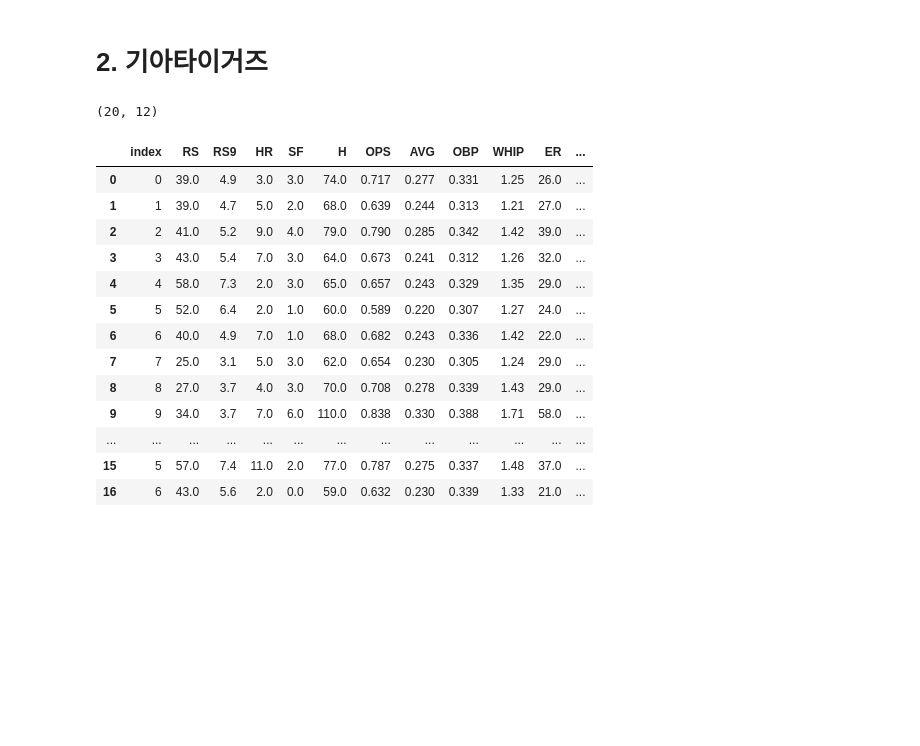
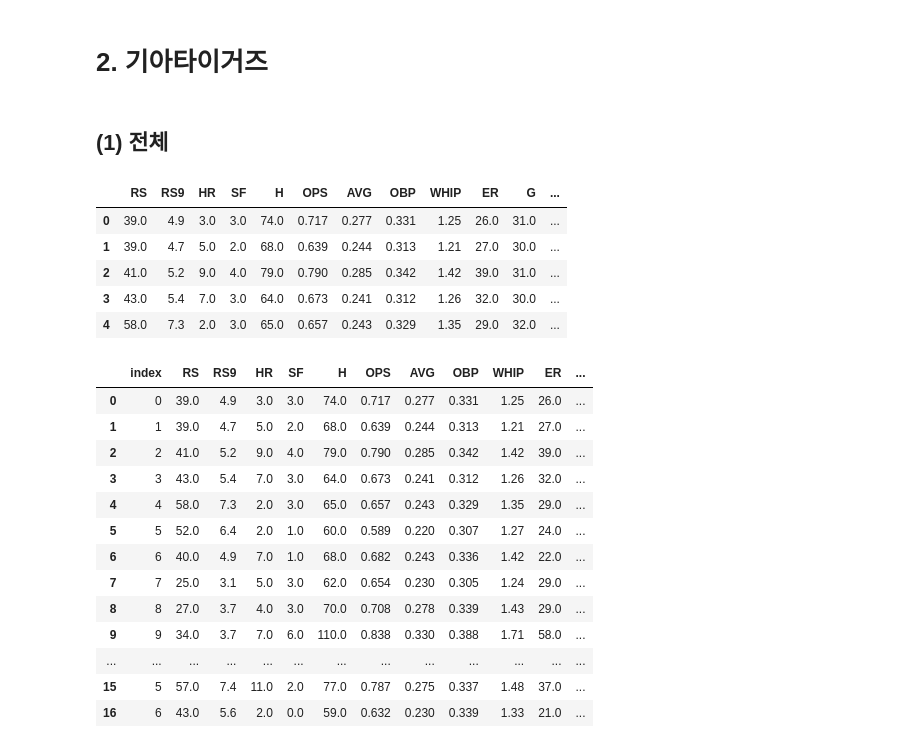
Before and after one commit to IAMKIMEUNSEO/predict2025_kbo_lgtwins_winning_rate, a Jupyter notebook: lgtwins.ipynb, the cells around one changed output. Saved outputs shown, nothing was run; the diff lists cells and outputs as text; code cells hidden in the pictures; blank space fills up the shorter version.

```diff
--- a/lgtwins.ipynb
+++ b/lgtwins.ipynb
@@ -483,6 +538,8 @@ selected_features
  'winning_rate']
 # %% [markdown]
 # 2. 기아타이거즈
+# %% [markdown]
+## (1) 전체
 # %%
 options = webdriver.ChromeOptions()
 driver = webdriver.Chrome(service=Service(ChromeDriverManager().install()), options=options)
@@ -511,11 +568,11 @@ for where in where_list:
         headers = [th.text.strip() for th in first_table.find_all("th")]
 
         #데이터프레임 컬럼을 만들기 위해 불필요한 헤더 삭제
-        rm = ['Rank', 'Season', 'Year▲', '비율', 'Year']    #삭제할 헤더명
+        rm = ['비율', 'Year']    #삭제할 헤더명
         idx = [i for i, x in enumerate(headers) if x in rm] #삭제할 헤더 index
 
         columns = [x for i, x in enumerate(headers) if i not in idx]    #삭제 후 남은 헤더
-        columns[0] = 'Year' #컬럼명 변경: 정렬▲ → Year
+        #columns[0] = 'Year' #컬럼명 변경: 정렬▲ → Year
 
         columns = np.array(columns)
 
@@ -528,38 +585,46 @@ for where in where_list:
             cells = [td.text.strip() for td in tr.find_all('td')]
             rows.append(cells)
 
-        for i in range(len(rows)):
-            rows[i] = rows[i][3:]   #불필요한 컬럼값 삭제
+        #for i in range(len(rows)):
+        #    rows[i] = rows[i][3:]   #불필요한 컬럼값 삭제
 
         df = pd.DataFrame(rows, columns=columns)    #데이터프레임 생성
         df_kia_list.append(df)  #생성한 데이터프레임 리스트에 추가
 
     except Exception as e:
         print("요소를 찾을 수 없음:", e)
 
     #print(url)
 
 df_kia = pd.concat(df_kia_list) #3개의 데이터프레임(전체, 홈, 원정) 결합
 
+df_kia = df_kia.iloc[:, 3:]
+
 #컬럼 순서 변경: 헤더 가져올 때 순서가 변경됨
 col_list = list(df_kia.columns)
+col_list[0] = 'year'
 col_list[-5:] = ['WHIP', 'AVG', 'OBP', 'OPS', 'ERA']
 df_kia.columns = col_list
 
 #데이터타입 변경
 df_kia = df_kia.astype(float)
 
 #연도 데이터 타입 정수형으로 변경
-df_kia.Year = df_kia.Year.astype(int)
+df_kia.year = df_kia.year.astype(int)
 
 #승률 데이터 추가
 df_kia['winning_rate'] = (df_kia['W'] / df_kia['G'] *100).round(2)
 
 df_kia = df_kia[selected_features]
 
-df_kia.shape  #(20, 12)
+df_kia.head()
 # %% [output]
-(20, 12)
+|  | RS | RS9 | HR | SF | H | OPS | AVG | OBP | WHIP | ER | G | ... |
+| 0 | 39.0 | 4.9 | 3.0 | 3.0 | 74.0 | 0.717 | 0.277 | 0.331 | 1.25 | 26.0 | 31.0 | ... |
+| 1 | 39.0 | 4.7 | 5.0 | 2.0 | 68.0 | 0.639 | 0.244 | 0.313 | 1.21 | 27.0 | 30.0 | ... |
+| 2 | 41.0 | 5.2 | 9.0 | 4.0 | 79.0 | 0.790 | 0.285 | 0.342 | 1.42 | 39.0 | 31.0 | ... |
+| 3 | 43.0 | 5.4 | 7.0 | 3.0 | 64.0 | 0.673 | 0.241 | 0.312 | 1.26 | 32.0 | 30.0 | ... |
+| 4 | 58.0 | 7.3 | 2.0 | 3.0 | 65.0 | 0.657 | 0.243 | 0.329 | 1.35 | 29.0 | 32.0 | ... |
 # %%
 df_kia.reset_index(inplace=True)
 df_kia
```
Also changed, not shown: parts of 24 cells of this notebook.
